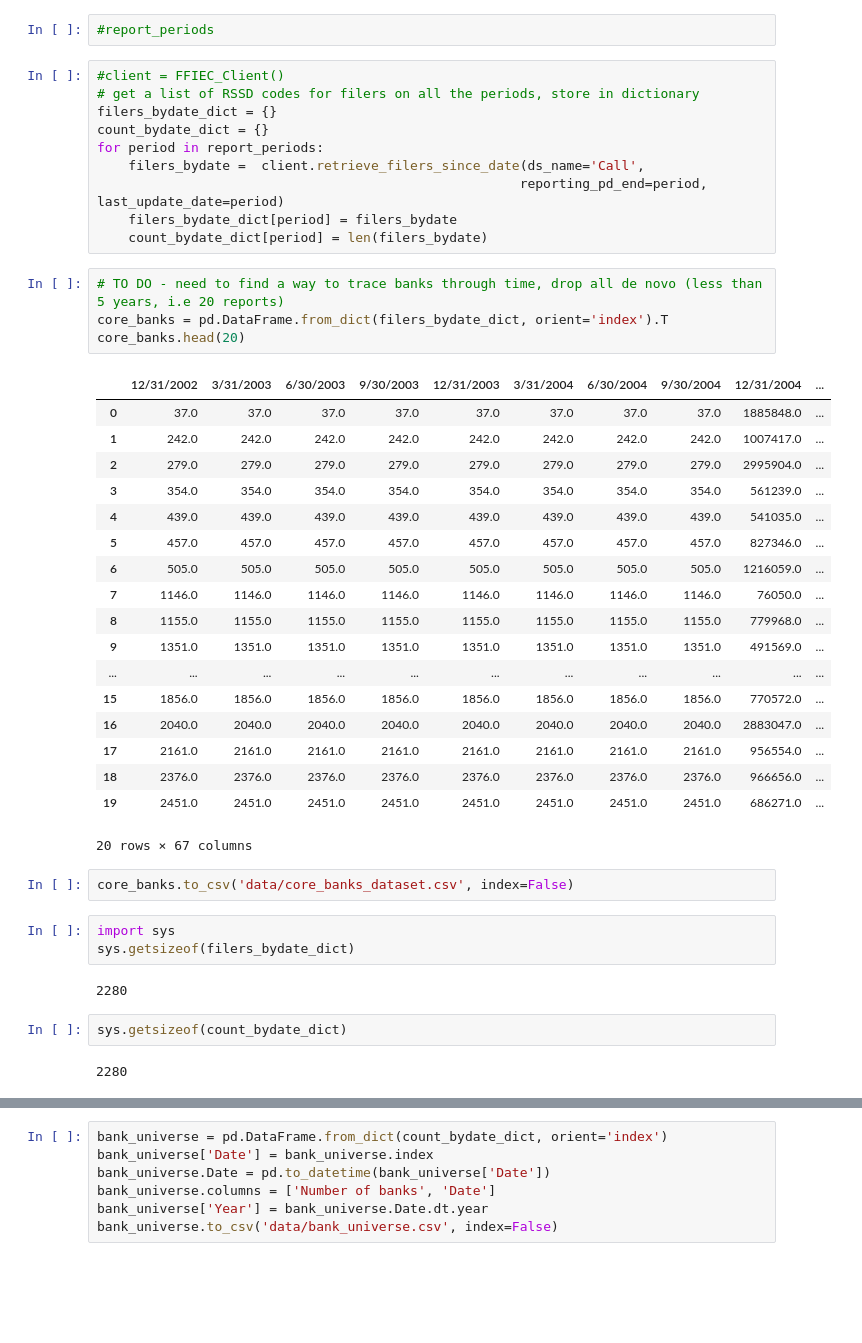
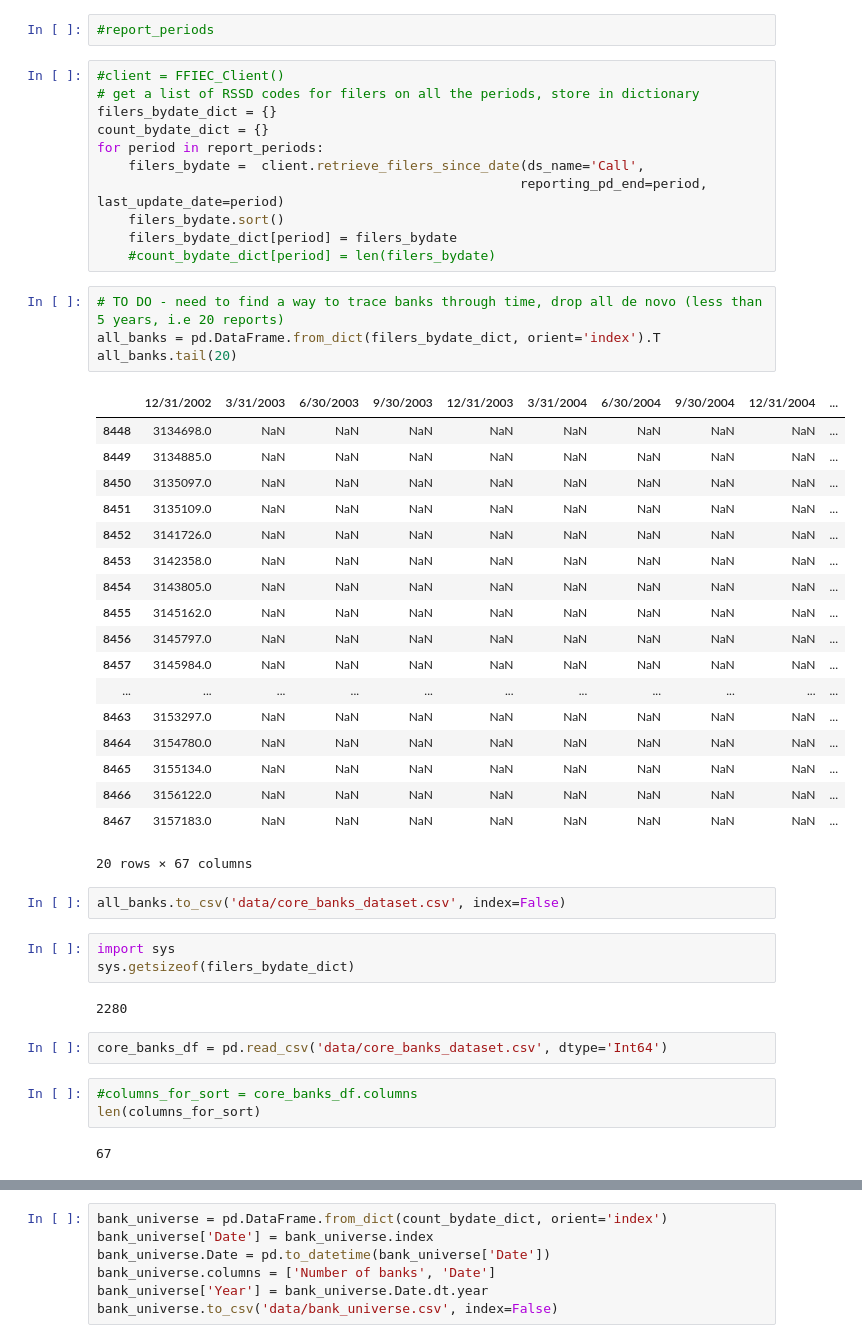
Before and after one commit to allaccountstaken/predicting_bank_distress, a Jupyter notebook: describe_bank_universe.ipynb, the cells around one changed output, grey strips where cells are left out. Cells and saved outputs as stored; diff of their text form; blank space fills up the shorter version.

Commit message:
sorted core_banks

```diff
--- a/describe_bank_universe.ipynb
+++ b/describe_bank_universe.ipynb
@@ -101,39 +101,43 @@ count_bydate_dict = {}
 for period in report_periods:
     filers_bydate =  client.retrieve_filers_since_date(ds_name='Call',
                                                       reporting_pd_end=period, last_update_date=period)
+    filers_bydate.sort()
     filers_bydate_dict[period] = filers_bydate
-    count_bydate_dict[period] = len(filers_bydate)
+    #count_bydate_dict[period] = len(filers_bydate)
 # %%
 # TO DO - need to find a way to trace banks through time, drop all de novo (less than 5 years, i.e 20 reports)
-core_banks = pd.DataFrame.from_dict(filers_bydate_dict, orient='index').T
-core_banks.head(20)
+all_banks = pd.DataFrame.from_dict(filers_bydate_dict, orient='index').T
+all_banks.tail(20)
 # %% [output]
 |  | 12/31/2002 | 3/31/2003 | 6/30/2003 | 9/30/2003 | 12/31/2003 | 3/31/2004 | 6/30/2004 | 9/30/2004 | 12/31/2004 | ... |
-| 0 | 37.0 | 37.0 | 37.0 | 37.0 | 37.0 | 37.0 | 37.0 | 37.0 | 1885848.0 | ... |
-| 1 | 242.0 | 242.0 | 242.0 | 242.0 | 242.0 | 242.0 | 242.0 | 242.0 | 1007417.0 | ... |
-| 2 | 279.0 | 279.0 | 279.0 | 279.0 | 279.0 | 279.0 | 279.0 | 279.0 | 2995904.0 | ... |
-| 3 | 354.0 | 354.0 | 354.0 | 354.0 | 354.0 | 354.0 | 354.0 | 354.0 | 561239.0 | ... |
-| 4 | 439.0 | 439.0 | 439.0 | 439.0 | 439.0 | 439.0 | 439.0 | 439.0 | 541035.0 | ... |
-| 5 | 457.0 | 457.0 | 457.0 | 457.0 | 457.0 | 457.0 | 457.0 | 457.0 | 827346.0 | ... |
-| 6 | 505.0 | 505.0 | 505.0 | 505.0 | 505.0 | 505.0 | 505.0 | 505.0 | 1216059.0 | ... |
-| 7 | 1146.0 | 1146.0 | 1146.0 | 1146.0 | 1146.0 | 1146.0 | 1146.0 | 1146.0 | 76050.0 | ... |
-| 8 | 1155.0 | 1155.0 | 1155.0 | 1155.0 | 1155.0 | 1155.0 | 1155.0 | 1155.0 | 779968.0 | ... |
-| 9 | 1351.0 | 1351.0 | 1351.0 | 1351.0 | 1351.0 | 1351.0 | 1351.0 | 1351.0 | 491569.0 | ... |
+| 8448 | 3134698.0 | NaN | NaN | NaN | NaN | NaN | NaN | NaN | NaN | ... |
+| 8449 | 3134885.0 | NaN | NaN | NaN | NaN | NaN | NaN | NaN | NaN | ... |
+| 8450 | 3135097.0 | NaN | NaN | NaN | NaN | NaN | NaN | NaN | NaN | ... |
+| 8451 | 3135109.0 | NaN | NaN | NaN | NaN | NaN | NaN | NaN | NaN | ... |
+| 8452 | 3141726.0 | NaN | NaN | NaN | NaN | NaN | NaN | NaN | NaN | ... |
+| 8453 | 3142358.0 | NaN | NaN | NaN | NaN | NaN | NaN | NaN | NaN | ... |
+| 8454 | 3143805.0 | NaN | NaN | NaN | NaN | NaN | NaN | NaN | NaN | ... |
+| 8455 | 3145162.0 | NaN | NaN | NaN | NaN | NaN | NaN | NaN | NaN | ... |
+| 8456 | 3145797.0 | NaN | NaN | NaN | NaN | NaN | NaN | NaN | NaN | ... |
+| 8457 | 3145984.0 | NaN | NaN | NaN | NaN | NaN | NaN | NaN | NaN | ... |
 | ... | ... | ... | ... | ... | ... | ... | ... | ... | ... | ... |
-| 15 | 1856.0 | 1856.0 | 1856.0 | 1856.0 | 1856.0 | 1856.0 | 1856.0 | 1856.0 | 770572.0 | ... |
-| 16 | 2040.0 | 2040.0 | 2040.0 | 2040.0 | 2040.0 | 2040.0 | 2040.0 | 2040.0 | 2883047.0 | ... |
-| 17 | 2161.0 | 2161.0 | 2161.0 | 2161.0 | 2161.0 | 2161.0 | 2161.0 | 2161.0 | 956554.0 | ... |
-| 18 | 2376.0 | 2376.0 | 2376.0 | 2376.0 | 2376.0 | 2376.0 | 2376.0 | 2376.0 | 966656.0 | ... |
-| 19 | 2451.0 | 2451.0 | 2451.0 | 2451.0 | 2451.0 | 2451.0 | 2451.0 | 2451.0 | 686271.0 | ... |
+| 8463 | 3153297.0 | NaN | NaN | NaN | NaN | NaN | NaN | NaN | NaN | ... |
+| 8464 | 3154780.0 | NaN | NaN | NaN | NaN | NaN | NaN | NaN | NaN | ... |
+| 8465 | 3155134.0 | NaN | NaN | NaN | NaN | NaN | NaN | NaN | NaN | ... |
+| 8466 | 3156122.0 | NaN | NaN | NaN | NaN | NaN | NaN | NaN | NaN | ... |
+| 8467 | 3157183.0 | NaN | NaN | NaN | NaN | NaN | NaN | NaN | NaN | ... |
 20 rows × 67 columns
 # %%
-core_banks.to_csv('data/core_banks_dataset.csv', index=False)
+all_banks.to_csv('data/core_banks_dataset.csv', index=False)
 # %%
 import sys
 sys.getsizeof(filers_bydate_dict)
 # %% [output]
 2280
-# %%
-sys.getsizeof(count_bydate_dict)
-# %% [output]
-2280
+# %%
+core_banks_df = pd.read_csv('data/core_banks_dataset.csv', dtype='Int64')
+# %%
+#columns_for_sort = core_banks_df.columns
+len(columns_for_sort)
+# %% [output]
+67
```
Also changed, not shown: parts of 1 cell of this notebook, 1 other file.
